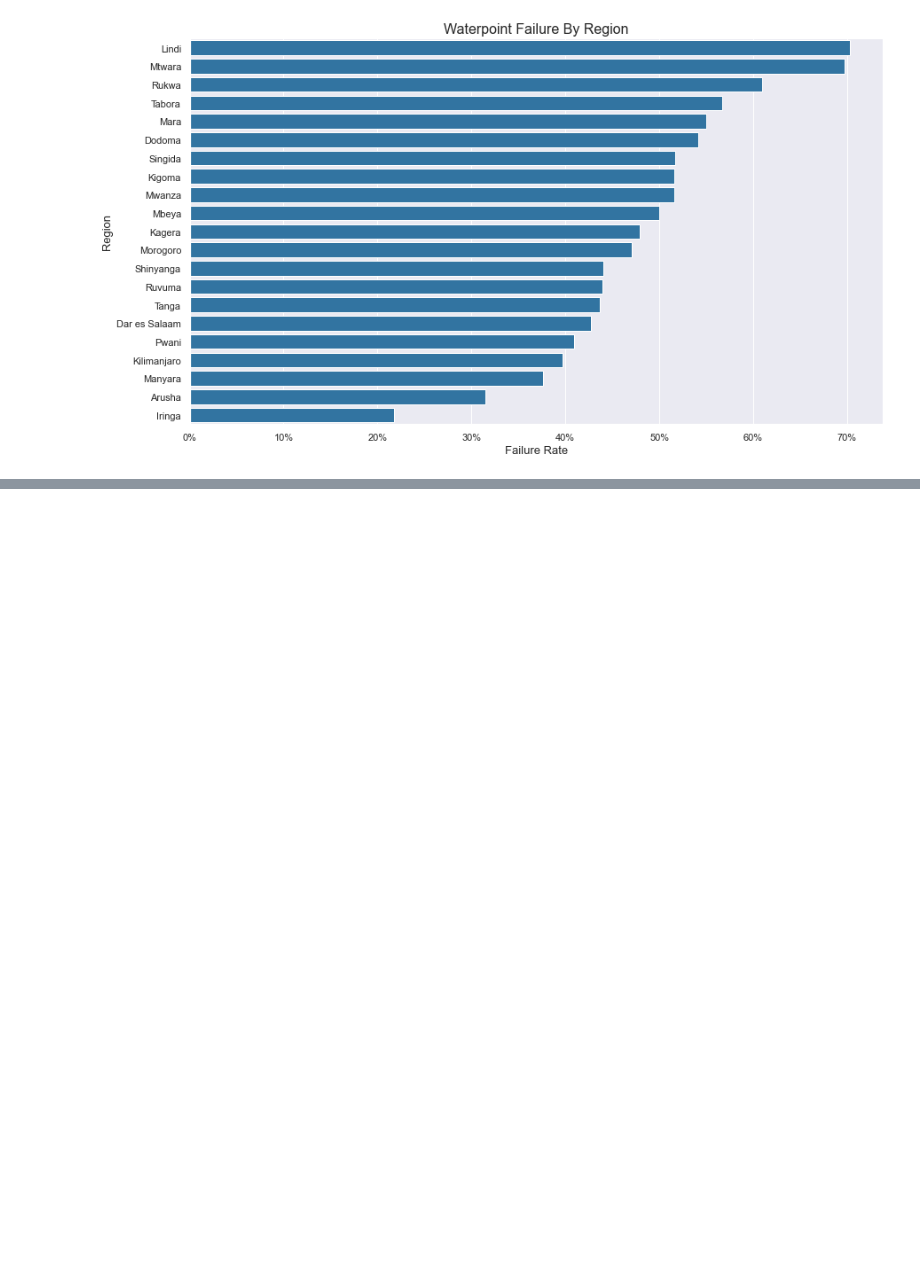
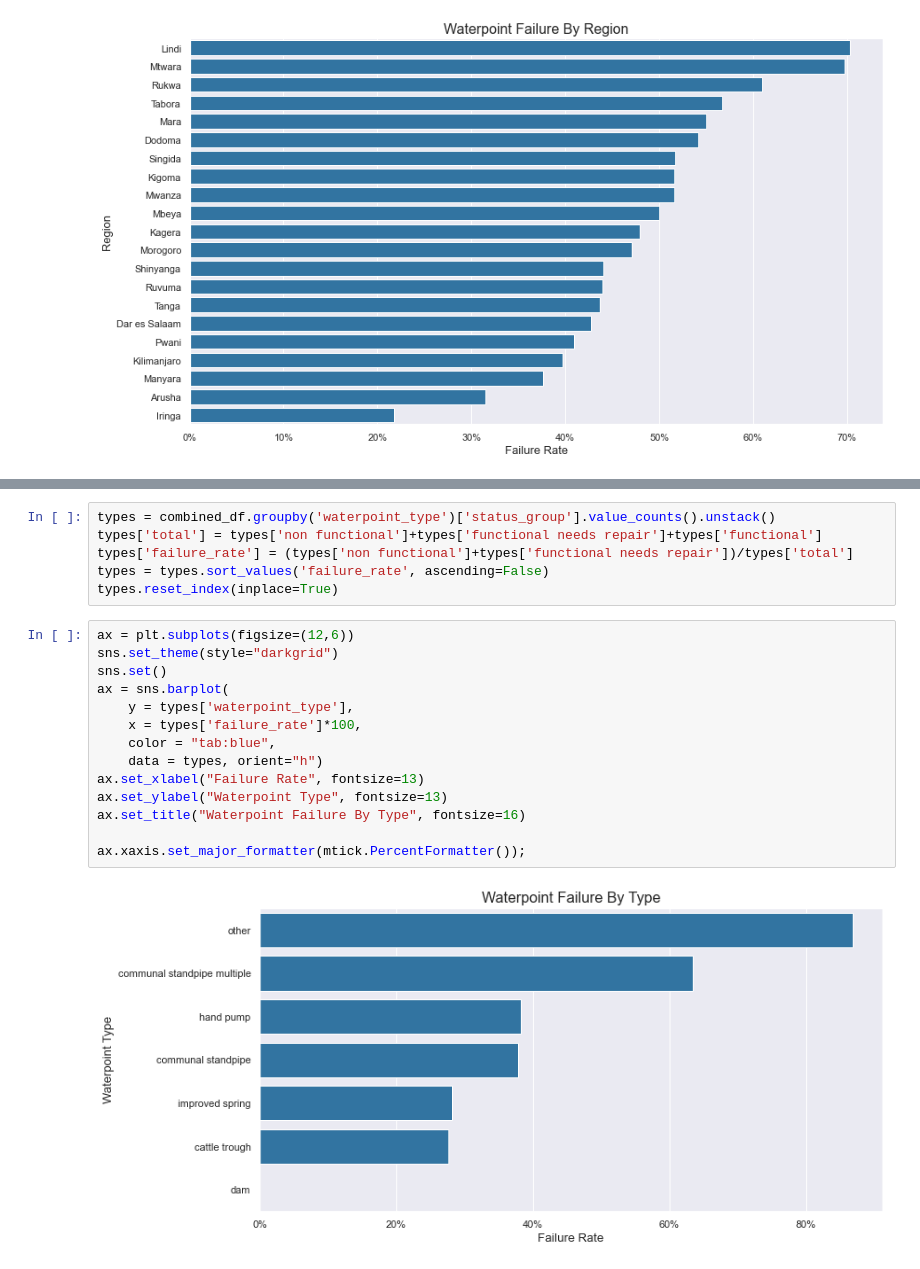
Before and after one commit to cmhollman/Phase-3-Project, a Jupyter notebook: tanz_notebook.ipynb, the cells around one changed output, grey strips where cells are left out. Drawn from its saved outputs; the diff is of its cells as text; blank space fills up the shorter version.

```diff
--- a/tanz_notebook.ipynb
+++ b/tanz_notebook.ipynb
@@ -562,0 +801,22 @@ ax.xaxis.set_major_formatter(mtick.PercentFormatter());
+# %%
+types = combined_df.groupby('waterpoint_type')['status_group'].value_counts().unstack()
+types['total'] = types['non functional']+types['functional needs repair']+types['functional']
+types['failure_rate'] = (types['non functional']+types['functional needs repair'])/types['total']
+types = types.sort_values('failure_rate', ascending=False)
+types.reset_index(inplace=True)
+# %%
+ax = plt.subplots(figsize=(12,6))
+sns.set_theme(style="darkgrid")
+sns.set()
+ax = sns.barplot(
+    y = types['waterpoint_type'],
+    x = types['failure_rate']*100,
+    color = "tab:blue",
+    data = types, orient="h")
+ax.set_xlabel("Failure Rate", fontsize=13)
+ax.set_ylabel("Waterpoint Type", fontsize=13)
+ax.set_title("Waterpoint Failure By Type", fontsize=16)
+
+ax.xaxis.set_major_formatter(mtick.PercentFormatter());
+# %% [output]
+[figure, added]
```
Also changed, not shown: parts of 77 cells of this notebook.
